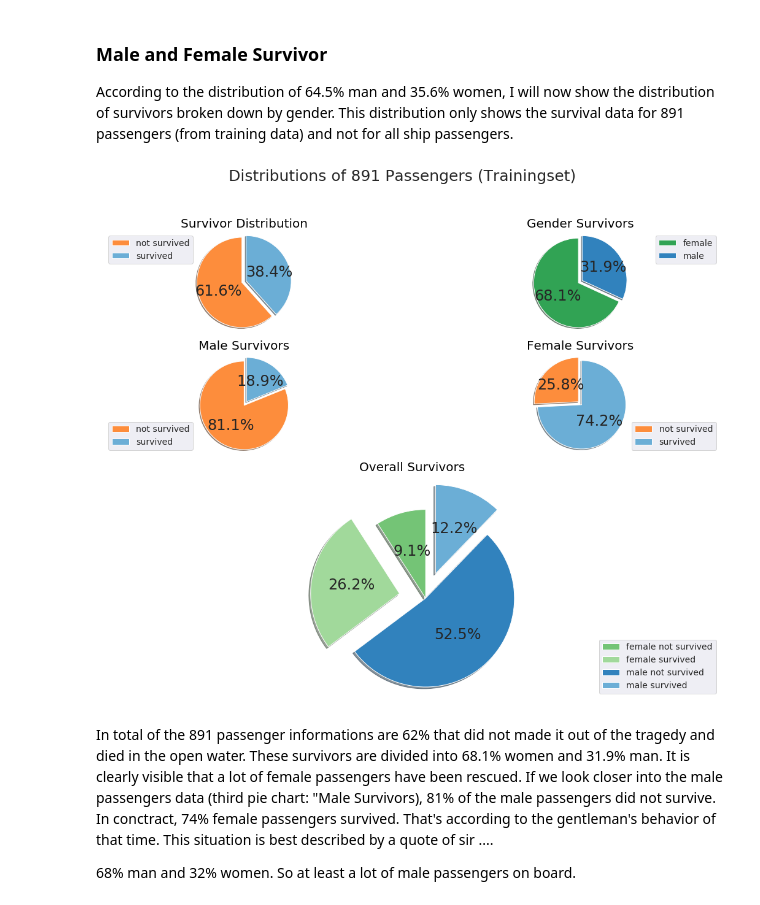
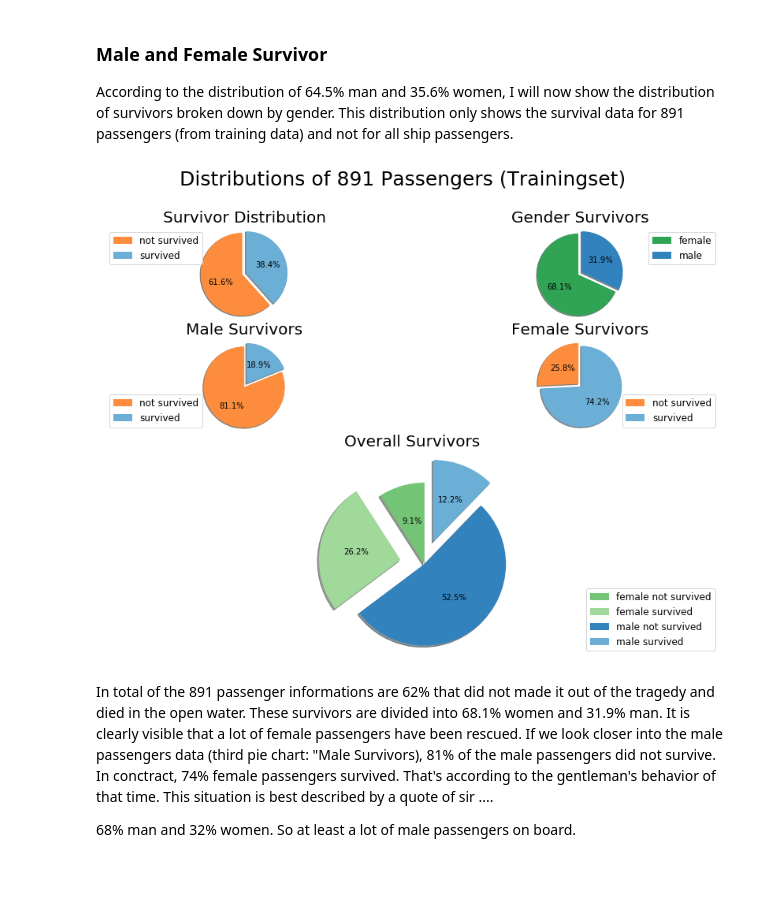
Before and after one commit to IIIskiplikIII/my-titanic-try, a Jupyter notebook: my-titanic-try.ipynb, the cells around one changed output. Cells and saved outputs as stored; diff of their text form; code cells hidden in the pictures; blank space fills up the shorter version.

```diff
--- a/my-titanic-try.ipynb
+++ b/my-titanic-try.ipynb
@@ -397,7 +385,7 @@ survivorallcolor = cmap(np.array([9,10,0,1]))
 
 # Figure and axes of the plot / 4 * 2 plots
 gridsize = (4,2)
-fig1 = plt.figure(figsize=(18,14))
+fig1 = plt.figure(figsize=(14,10))
 ax1 = plt.subplot2grid(gridsize, (0,0))
 ax2 = plt.subplot2grid(gridsize, (0,1))
 ax3 = plt.subplot2grid(gridsize, (1,0))
@@ -420,7 +408,7 @@ ax1.pie(sizes_suvinf,
        )
 ax1.axis('equal')  # Equal aspect ratio ensures that pie is drawn as a circle.
 #ax1.fontdict=font
-ax1.legend(loc='upper left',fontsize='14',labels=('not survived', 'survived'))
+ax1.legend(loc='upper left',fontsize='12',labels=('not survived', 'survived'))
 ax1.set_title('Survivor Distribution', fontdict=font, fontsize=20)
 
 ## ax2
@@ -435,7 +423,7 @@ ax2.pie(sizes_sexinf,
         pctdistance=0.55)
 ax2.axis('equal')  # Equal aspect ratio ensures that pie is drawn as a circle.
 #ax2.fontdict=font
-ax2.legend(loc='upper right', fontsize='14', labels=labels_sexinf )
+ax2.legend(loc='upper right', fontsize='12', labels=labels_sexinf )
 ax2.set_title('Gender Survivors', fontdict=font, fontsize=20)
 
 ax3.pie(sizes_maleinf,
@@ -447,42 +435,42 @@ ax3.pie(sizes_maleinf,
         labeldistance=1.15,
         pctdistance=0.55)
 #ax3.fontdict=font
-ax3.legend(loc='lower left', fontsize='14', labels=['not survived','survived'] )
+ax3.legend(loc='lower left', fontsize='12', labels=['not survived','survived'] )
 ax3.set_title('Male Survivors', fontdict=font, fontsize=20)
 ax3.axis('equal')  # Equal aspect ratio ensures that pie is drawn as a circle.
 
 
 ax4.pie(sizes_femaleinf,
         explode=explode_femaleinf,
         #labels=labels_sexinf,
         autopct='%1.1f%%',
         shadow=True, startangle=90,
         colors=survivedcolor,
         labeldistance=1.15,
         pctdistance=0.55)
 #ax4.fontdict=font
-ax4.legend(loc='lower right', fontsize='14', labels=['not survived','survived'] )
+ax4.legend(loc='lower right', fontsize='12', labels=['not survived','survived'] )
 ax4.set_title('Female Survivors', fontdict=font, fontsize=20)
 ax4.axis('equal')  # Equal aspect ratio ensures that pie is drawn as a circle.
 
 
 ax5.pie(sizes_totalsuvinf,
         explode=explode_totalsuvinf,
         #labels=labels_totalsuvinf,
         autopct='%1.1f%%',
         shadow=True, startangle=90,
         colors=survivorallcolor,
         labeldistance=1.15,
         pctdistance=0.55)
 ax5.axis('equal')  # Equal aspect ratio ensures that pie is drawn as a circle.
 #ax4.fontdict=font
-ax5.legend(loc='lower right', fontsize='14', labels=['female not survived','female survived','male not survived','male survived'] )
+ax5.legend(loc='lower right', fontsize='12', labels=['female not survived','female survived','male not survived','male survived'] )
 ax5.set_title('Overall Survivors', fontdict=font, fontsize=20)
 ax5.axis('equal')  # Equal aspect ratio ensures that pie is drawn as a circle.
 
 plt.show()
 # %% [output]
-[figure, old version]
+[figure, new version]
 # %% [markdown]
 In total of the 891 passenger informations are 62% that did not made it out of the tragedy and died in the open water.  These survivors are divided into 68.1% women and 31.9% man. It is clearly visible that a lot of female passengers have been rescued. If we look closer into the male passengers data (third pie chart: "Male Survivors), 81% of the male passengers did not survive. In conctract, 74% female passengers survived. That's according to the gentleman's behavior of that time. This situation is best described by a quote of sir ....
 
```
Also changed, not shown: parts of 27 cells of this notebook.
